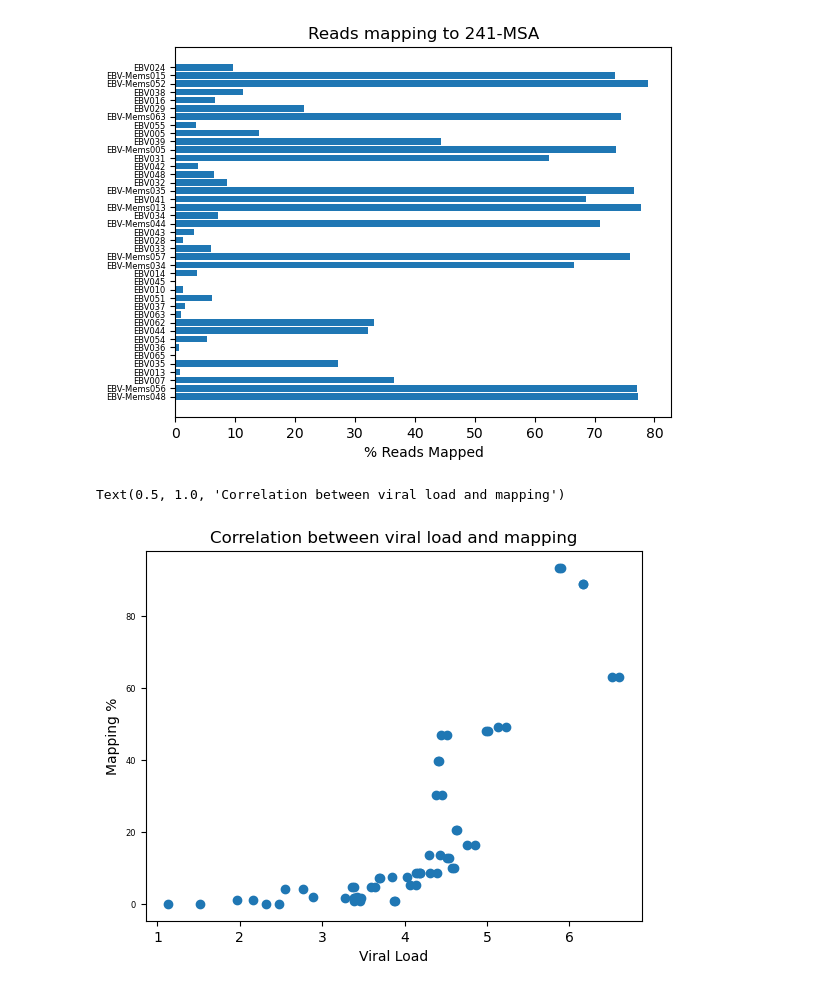
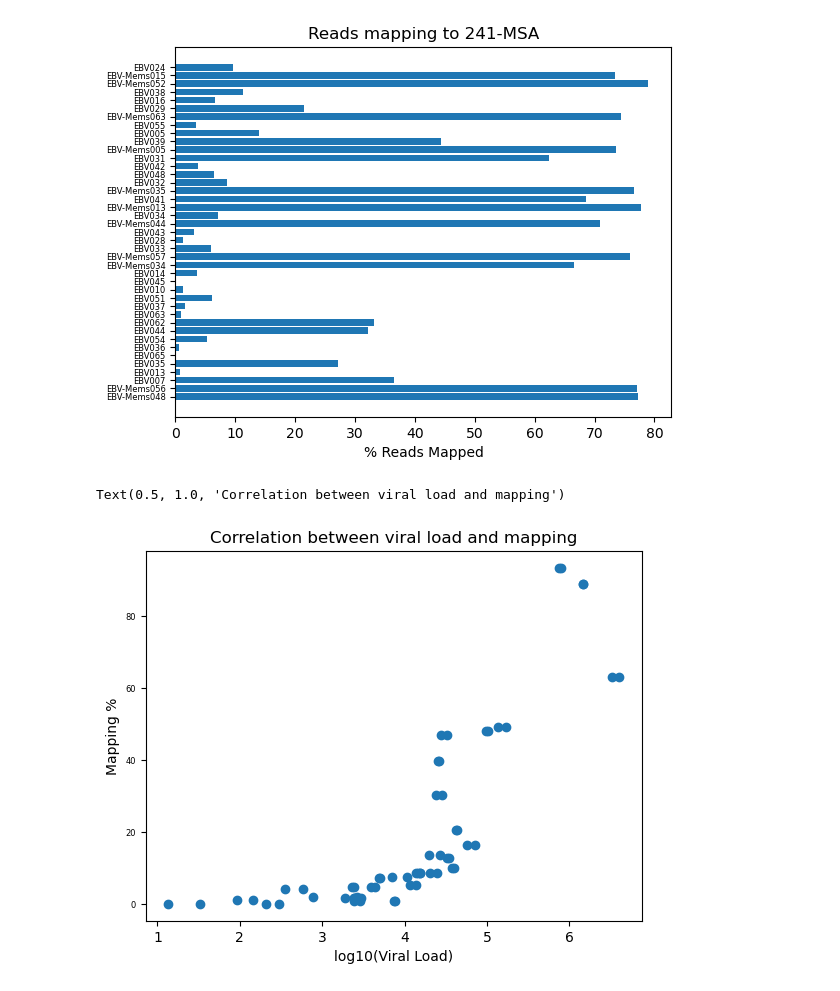
Before and after one commit to jamesboot/ViralVariantCalling, a Jupyter notebook: 6-alignmentQC.ipynb, the cells around one changed output. Saved outputs shown, nothing was run; the diff lists cells and outputs as text; code cells hidden in the pictures.

```diff
--- a/6-alignmentQC.ipynb
+++ b/6-alignmentQC.ipynb
@@ -135,32 +135,32 @@ DF_list = [pd.read_csv(sheet, sep = '\t', names = ['QC-Passed-Reads',
                                                    'QC-Failed-Reads',
                                                    'Metric'], index_col = 2) for sheet in inFiles]
 
 # Create an array of mapping percentages
 # Empty array for results to go in
 mapping = []
 for x in DF_list:
     val = x.loc['mapped %', 'QC-Passed-Reads']
     val2 = float(val.replace('%', ''))
     mapping.append(val2)
 
 # Create pandas dataframe
 mappingD = {'Sample': samples, 'Mapping': mapping}
 mappingDF = pd.DataFrame(data=mappingD)
 #print(mappingDF)
 
 # Merge dataframes
 mergeDF = viralLoad.merge(mappingDF, left_on='Sample', right_on='Sample')
 #print(mergeDF)
 
 # Log transform viral load
 mergeDF['log_ViralLoad'] = np.log10(mergeDF['ViralLoad'])
 
 # Plot
 plt.scatter(x=mergeDF['log_ViralLoad'], y = mergeDF['Mapping'])
 plt.yticks(fontsize=6)
-plt.xlabel("Viral Load")
+plt.xlabel("log10(Viral Load)")
 plt.ylabel("Mapping %")
 plt.title('Correlation between viral load and mapping')
 # %% [output]
 Text(0.5, 1.0, 'Correlation between viral load and mapping')
-[figure, old version]
+[figure, new version]
```
